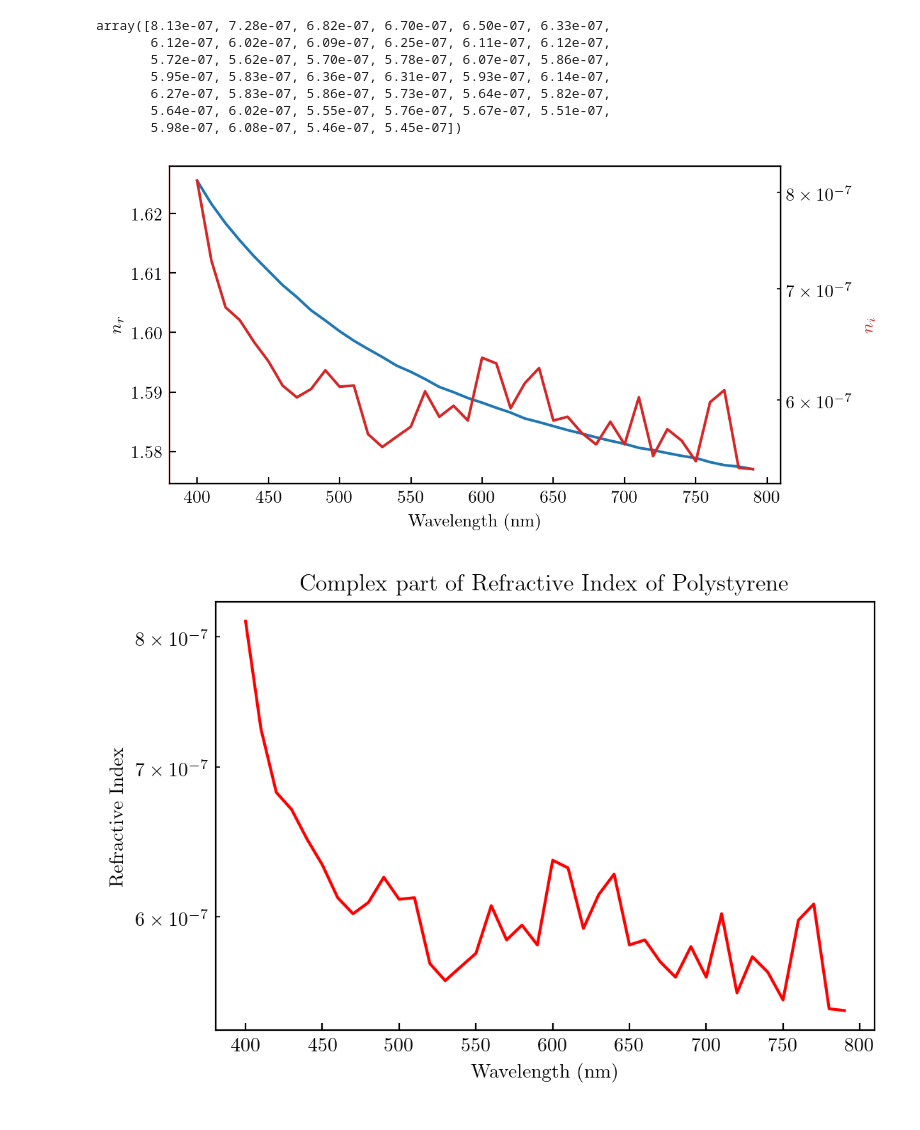
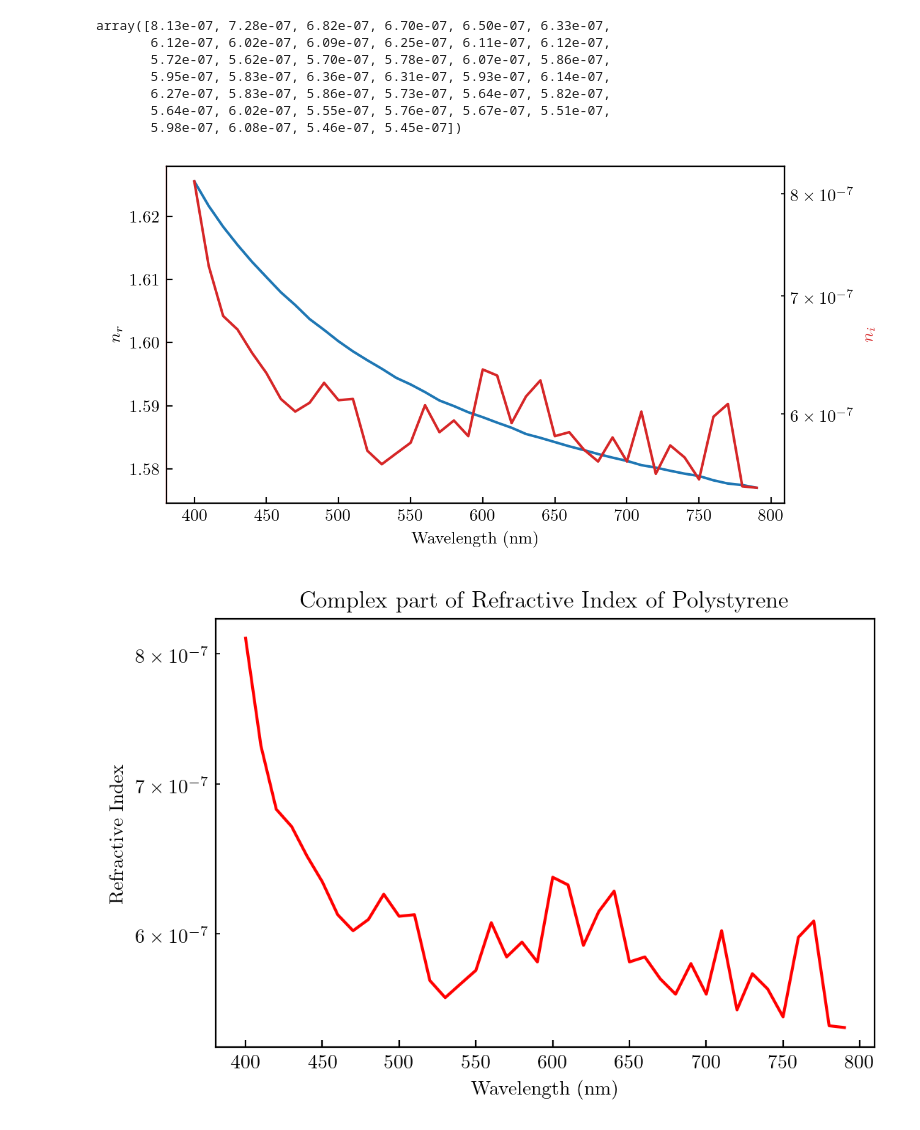
Before and after one commit to eXpensia/Confined-Brownian-Motion, a Jupyter notebook: 02_body/chapter2/images/Calcul_force_optique/Calcul optical force.ipynb, the cells around one changed output. Drawn from its saved outputs; the diff is of its cells as text; code cells hidden in the pictures.

Commit message:
changes plot

```diff
--- a/02_body/chapter2/images/Calcul_force_optique/Calcul optical force.ipynb
+++ b/02_body/chapter2/images/Calcul_force_optique/Calcul optical force.ipynb
@@ -39,29 +39,29 @@ array([8.13e-07, 7.28e-07, 6.82e-07, 6.70e-07, 6.50e-07, 6.33e-07,
 # %%
 plt.figure(figsize=( cm2inch(16),cm2inch(8)))
 
 plt.plot(poly_lam*1000,poly_mre,color='tab:blue')
 
 #plt.xlim(300,800)
 #plt.ylim(-,3)
 
 plt.xlabel('Wavelength (nm)')
 plt.ylabel('$n_r$')
 #plt.text(350, 1.2, '$m_{re}$', color='blue', fontsize=14)
 #plt.text(350, 2.2, '$m_{im}$', color='red', fontsize=14)
 ax=plt.gca()
 
 ax.spines['left'].set_color("red")
 
 ax2=ax.twinx()
 plt.semilogy(poly_lam*1000,poly_mim,color='tab:red')
 plt.ylabel('$n_i$', color = "tab:red")
 
 
-plt.tight_layout()
+plt.tight_layout(pad=0.1)
 
 plt.savefig("refractive_index.pdf")
 # %% [output]
-[figure, old version]
+[figure, new version]
 # %%
 plt.semilogy(poly_lam*1000,poly_mim,color='red')
 
```
Also changed, not shown: parts of 2 cells of this notebook, 12 other files.
